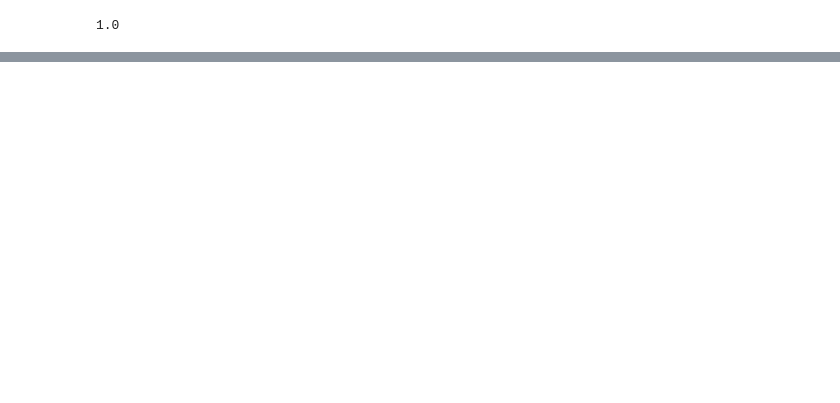
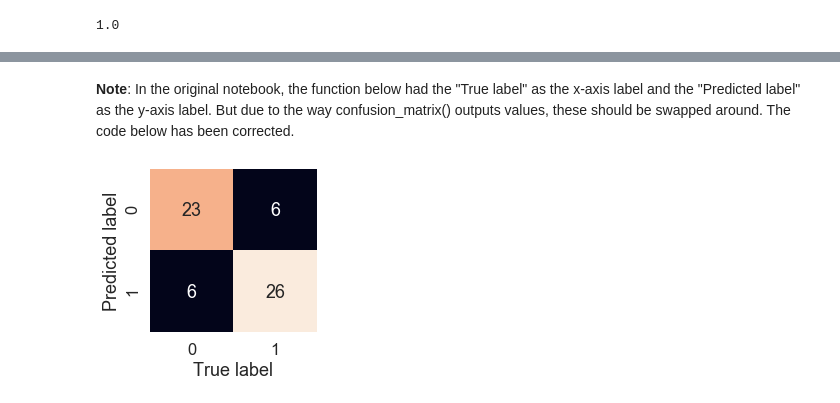
Before and after one commit to chesterheng/machinelearning-datascience, a Jupyter notebook: sample-project/introduction-to-scikit-learn.ipynb, the cells around one changed output, grey strips where cells are left out. Cells and saved outputs as stored; diff of their text form; code cells hidden in the pictures; blank space fills up the shorter version.

```diff
--- a/sample-project/introduction-to-scikit-learn.ipynb
+++ b/sample-project/introduction-to-scikit-learn.ipynb
@@ -1355,0 +1397,17 @@ roc_auc_score(y_test, y_test)
+# %% [markdown]
+**Note**: In the original notebook, the function below had the "True label" as the x-axis label and the "Predicted label" as the y-axis label. But due to the way confusion_matrix() outputs values, these should be swapped around. The code below has been corrected.
+# %%
+def plot_conf_mat(conf_mat):
+    """
+    Plots a confusion matrix using Seaborn's heatmap().
+    """
+    fig, ax = plt.subplots(figsize=(3,3))
+    ax = sns.heatmap(conf_mat,
+                     annot=True, # Annotate the boxes with conf_mat info
+                     cbar=False)
+    plt.xlabel("True label")
+    plt.ylabel("Predicted label")
+
+plot_conf_mat(conf_mat)
+# %% [output]
+[figure, added]
```
Also changed, not shown: parts of 30 cells of this notebook, 4 other files.
